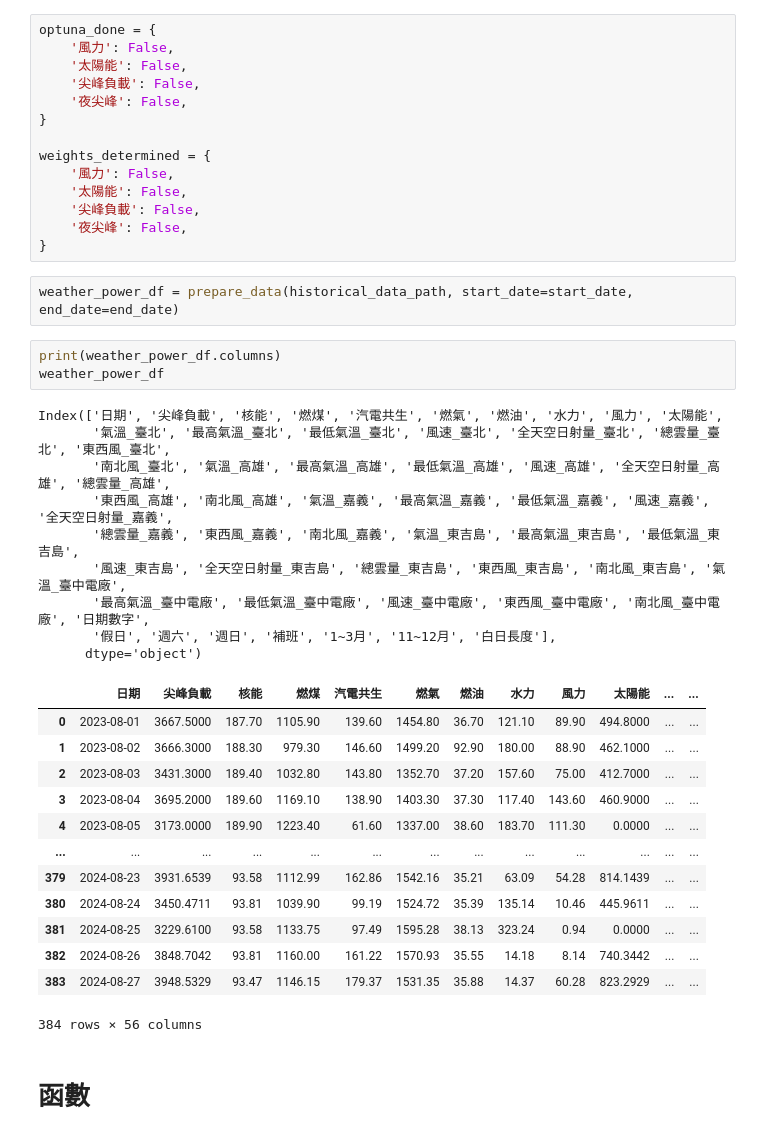
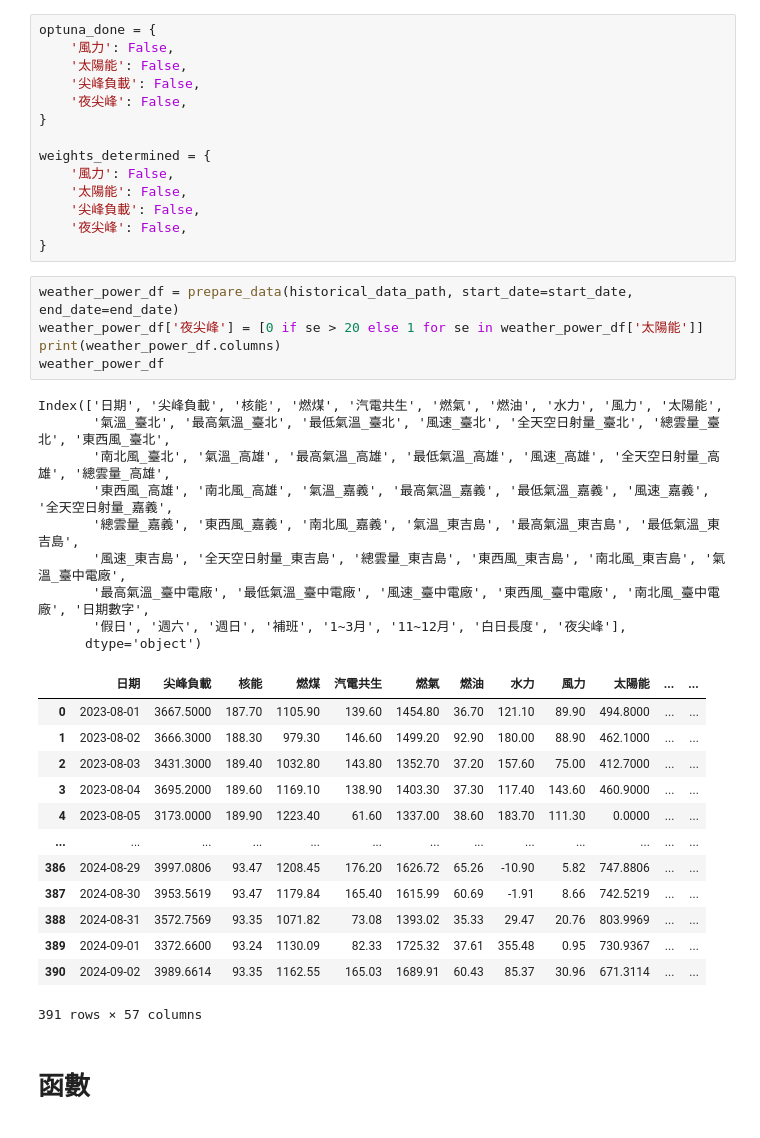
Before and after one commit to skyjadel/Taipower, a Jupyter notebook: Weather_obs_to_Power_Hyperparameter.ipynb, the cells around one changed output. Cells and saved outputs as stored; diff of their text form.

```diff
--- a/Weather_obs_to_Power_Hyperparameter.ipynb
+++ b/Weather_obs_to_Power_Hyperparameter.ipynb
@@ -64,34 +64,34 @@ weights_determined = {
     '尖峰負載': False,
     '夜尖峰': False,
 }
-# %%
-weather_power_df = prepare_data(historical_data_path, start_date=start_date, end_date=end_date)
-# %%
-print(weather_power_df.columns)
-weather_power_df
-# %% [output]
-Index(['日期', '尖峰負載', '核能', '燃煤', '汽電共生', '燃氣', '燃油', '水力', '風力', '太陽能',
-       '氣溫_臺北', '最高氣溫_臺北', '最低氣溫_臺北', '風速_臺北', '全天空日射量_臺北', '總雲量_臺北', '東西風_臺北',
-       '南北風_臺北', '氣溫_高雄', '最高氣溫_高雄', '最低氣溫_高雄', '風速_高雄', '全天空日射量_高雄', '總雲量_高雄',
-       '東西風_高雄', '南北風_高雄', '氣溫_嘉義', '最高氣溫_嘉義', '最低氣溫_嘉義', '風速_嘉義', '全天空日射量_嘉義',
-       '總雲量_嘉義', '東西風_嘉義', '南北風_嘉義', '氣溫_東吉島', '最高氣溫_東吉島', '最低氣溫_東吉島',
-       '風速_東吉島', '全天空日射量_東吉島', '總雲量_東吉島', '東西風_東吉島', '南北風_東吉島', '氣溫_臺中電廠',
-       '最高氣溫_臺中電廠', '最低氣溫_臺中電廠', '風速_臺中電廠', '東西風_臺中電廠', '南北風_臺中電廠', '日期數字',
-       '假日', '週六', '週日', '補班', '1~3月', '11~12月', '白日長度'],
-      dtype='object')
-|  | 日期 | 尖峰負載 | 核能 | 燃煤 | 汽電共生 | 燃氣 | 燃油 | 水力 | 風力 | 太陽能 | ... | ... |
-| 0 | 2023-08-01 | 3667.5000 | 187.70 | 1105.90 | 139.60 | 1454.80 | 36.70 | 121.10 | 89.90 | 494.8000 | ... | ... |
-| 1 | 2023-08-02 | 3666.3000 | 188.30 | 979.30 | 146.60 | 1499.20 | 92.90 | 180.00 | 88.90 | 462.1000 | ... | ... |
-| 2 | 2023-08-03 | 3431.3000 | 189.40 | 1032.80 | 143.80 | 1352.70 | 37.20 | 157.60 | 75.00 | 412.7000 | ... | ... |
-| 3 | 2023-08-04 | 3695.2000 | 189.60 | 1169.10 | 138.90 | 1403.30 | 37.30 | 117.40 | 143.60 | 460.9000 | ... | ... |
-| 4 | 2023-08-05 | 3173.0000 | 189.90 | 1223.40 | 61.60 | 1337.00 | 38.60 | 183.70 | 111.30 | 0.0000 | ... | ... |
-| ... | ... | ... | ... | ... | ... | ... | ... | ... | ... | ... | ... | ... |
-| 379 | 2024-08-23 | 3931.6539 | 93.58 | 1112.99 | 162.86 | 1542.16 | 35.21 | 63.09 | 54.28 | 814.1439 | ... | ... |
-| 380 | 2024-08-24 | 3450.4711 | 93.81 | 1039.90 | 99.19 | 1524.72 | 35.39 | 135.14 | 10.46 | 445.9611 | ... | ... |
-| 381 | 2024-08-25 | 3229.6100 | 93.58 | 1133.75 | 97.49 | 1595.28 | 38.13 | 323.24 | 0.94 | 0.0000 | ... | ... |
-| 382 | 2024-08-26 | 3848.7042 | 93.81 | 1160.00 | 161.22 | 1570.93 | 35.55 | 14.18 | 8.14 | 740.3442 | ... | ... |
-| 383 | 2024-08-27 | 3948.5329 | 93.47 | 1146.15 | 179.37 | 1531.35 | 35.88 | 14.37 | 60.28 | 823.2929 | ... | ... |
-384 rows × 56 columns
+# %%
+weather_power_df = prepare_data(historical_data_path, start_date=start_date, end_date=end_date)
+weather_power_df['夜尖峰'] = [0 if se > 20 else 1 for se in weather_power_df['太陽能']]
+print(weather_power_df.columns)
+weather_power_df
+# %% [output]
+Index(['日期', '尖峰負載', '核能', '燃煤', '汽電共生', '燃氣', '燃油', '水力', '風力', '太陽能',
+       '氣溫_臺北', '最高氣溫_臺北', '最低氣溫_臺北', '風速_臺北', '全天空日射量_臺北', '總雲量_臺北', '東西風_臺北',
+       '南北風_臺北', '氣溫_高雄', '最高氣溫_高雄', '最低氣溫_高雄', '風速_高雄', '全天空日射量_高雄', '總雲量_高雄',
+       '東西風_高雄', '南北風_高雄', '氣溫_嘉義', '最高氣溫_嘉義', '最低氣溫_嘉義', '風速_嘉義', '全天空日射量_嘉義',
+       '總雲量_嘉義', '東西風_嘉義', '南北風_嘉義', '氣溫_東吉島', '最高氣溫_東吉島', '最低氣溫_東吉島',
+       '風速_東吉島', '全天空日射量_東吉島', '總雲量_東吉島', '東西風_東吉島', '南北風_東吉島', '氣溫_臺中電廠',
+       '最高氣溫_臺中電廠', '最低氣溫_臺中電廠', '風速_臺中電廠', '東西風_臺中電廠', '南北風_臺中電廠', '日期數字',
+       '假日', '週六', '週日', '補班', '1~3月', '11~12月', '白日長度', '夜尖峰'],
+      dtype='object')
+|  | 日期 | 尖峰負載 | 核能 | 燃煤 | 汽電共生 | 燃氣 | 燃油 | 水力 | 風力 | 太陽能 | ... | ... |
+| 0 | 2023-08-01 | 3667.5000 | 187.70 | 1105.90 | 139.60 | 1454.80 | 36.70 | 121.10 | 89.90 | 494.8000 | ... | ... |
+| 1 | 2023-08-02 | 3666.3000 | 188.30 | 979.30 | 146.60 | 1499.20 | 92.90 | 180.00 | 88.90 | 462.1000 | ... | ... |
+| 2 | 2023-08-03 | 3431.3000 | 189.40 | 1032.80 | 143.80 | 1352.70 | 37.20 | 157.60 | 75.00 | 412.7000 | ... | ... |
+| 3 | 2023-08-04 | 3695.2000 | 189.60 | 1169.10 | 138.90 | 1403.30 | 37.30 | 117.40 | 143.60 | 460.9000 | ... | ... |
+| 4 | 2023-08-05 | 3173.0000 | 189.90 | 1223.40 | 61.60 | 1337.00 | 38.60 | 183.70 | 111.30 | 0.0000 | ... | ... |
+| ... | ... | ... | ... | ... | ... | ... | ... | ... | ... | ... | ... | ... |
+| 386 | 2024-08-29 | 3997.0806 | 93.47 | 1208.45 | 176.20 | 1626.72 | 65.26 | -10.90 | 5.82 | 747.8806 | ... | ... |
+| 387 | 2024-08-30 | 3953.5619 | 93.47 | 1179.84 | 165.40 | 1615.99 | 60.69 | -1.91 | 8.66 | 742.5219 | ... | ... |
+| 388 | 2024-08-31 | 3572.7569 | 93.35 | 1071.82 | 73.08 | 1393.02 | 35.33 | 29.47 | 20.76 | 803.9969 | ... | ... |
+| 389 | 2024-09-01 | 3372.6600 | 93.24 | 1130.09 | 82.33 | 1725.32 | 37.61 | 355.48 | 0.95 | 730.9367 | ... | ... |
+| 390 | 2024-09-02 | 3989.6614 | 93.35 | 1162.55 | 165.03 | 1689.91 | 60.43 | 85.37 | 30.96 | 671.3114 | ... | ... |
+391 rows × 57 columns
 # %% [markdown]
 # 函數
 # %% [markdown]
```
Also changed, not shown: parts of 19 cells of this notebook, 6 other files.
